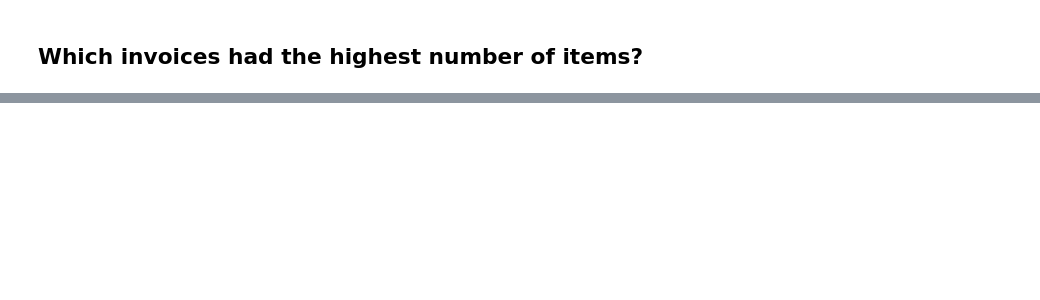
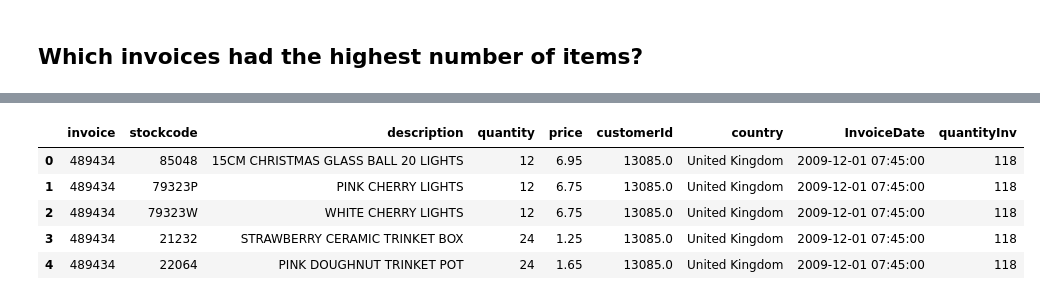
Before and after one commit to EduardoJMatosRomero/2MachLearnCA1, a Jupyter notebook: Untitled.ipynb, the cells around one changed output, grey strips where cells are left out. Drawn from its saved outputs; the diff is of its cells as text; code cells hidden in the pictures; blank space fills up the shorter version.

```diff
--- a/Untitled.ipynb
+++ b/Untitled.ipynb
@@ -612,0 +663,11 @@ Note
+# %%
+df['InvoiceDate'] = df['InvoiceDate'].dt.strftime('%Y-%m-%d %H:%M:%S')
+# %%
+df.head()
+# %% [output]
+|  | invoice | stockcode | description | quantity | price | customerId | country | InvoiceDate | quantityInv |
+| 0 | 489434 | 85048 | 15CM CHRISTMAS GLASS BALL 20 LIGHTS | 12 | 6.95 | 13085.0 | United Kingdom | 2009-12-01 07:45:00 | 118 |
+| 1 | 489434 | 79323P | PINK CHERRY LIGHTS | 12 | 6.75 | 13085.0 | United Kingdom | 2009-12-01 07:45:00 | 118 |
+| 2 | 489434 | 79323W | WHITE CHERRY LIGHTS | 12 | 6.75 | 13085.0 | United Kingdom | 2009-12-01 07:45:00 | 118 |
+| 3 | 489434 | 21232 | STRAWBERRY CERAMIC TRINKET BOX | 24 | 1.25 | 13085.0 | United Kingdom | 2009-12-01 07:45:00 | 118 |
+| 4 | 489434 | 22064 | PINK DOUGHNUT TRINKET POT | 24 | 1.65 | 13085.0 | United Kingdom | 2009-12-01 07:45:00 | 118 |
```
Also changed, not shown: parts of 70 cells of this notebook.
